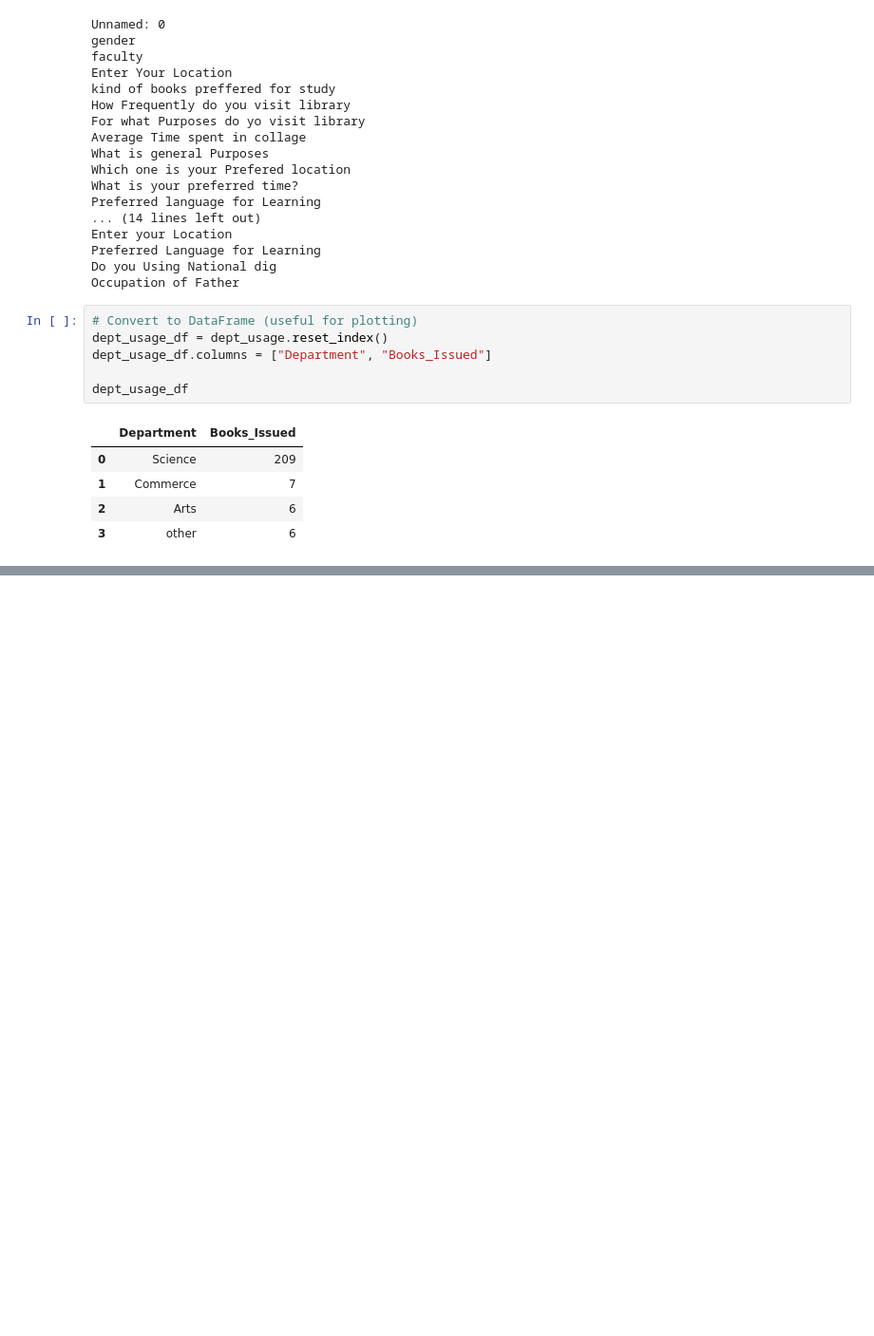
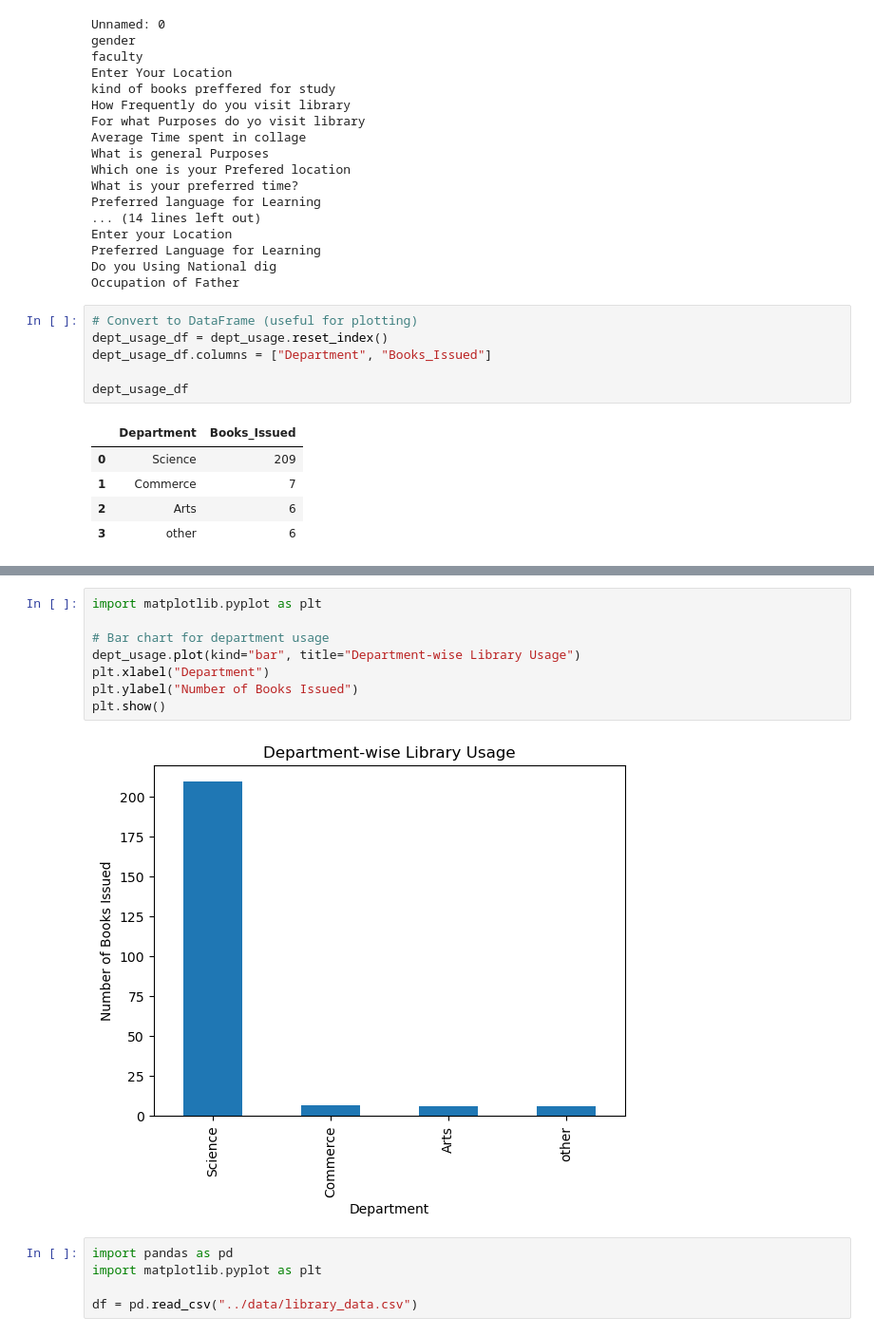
Before and after one commit to kushalgowdasb327-ai/college-library-data-analysis, a Jupyter notebook: notebook/Library_Data_Analysis.ipynb, the cells around one changed output, grey strips where cells are left out. Shown at 95% size. Drawn from its saved outputs; the diff is of its cells as text; blank space fills up the shorter version.

Commit message:
Library_Data_Analysis

```diff
--- a/notebook/Library_Data_Analysis.ipynb
+++ b/notebook/Library_Data_Analysis.ipynb
@@ -307,0 +314,15 @@ dept_usage_df
+# %%
+import matplotlib.pyplot as plt
+
+# Bar chart for department usage
+dept_usage.plot(kind="bar", title="Department-wise Library Usage")
+plt.xlabel("Department")
+plt.ylabel("Number of Books Issued")
+plt.show()
+# %% [output]
+[figure, added]
+# %%
+import pandas as pd
+import matplotlib.pyplot as plt
+
+df = pd.read_csv("../data/library_data.csv")
```
Also changed, not shown: parts of 5 cells of this notebook.
